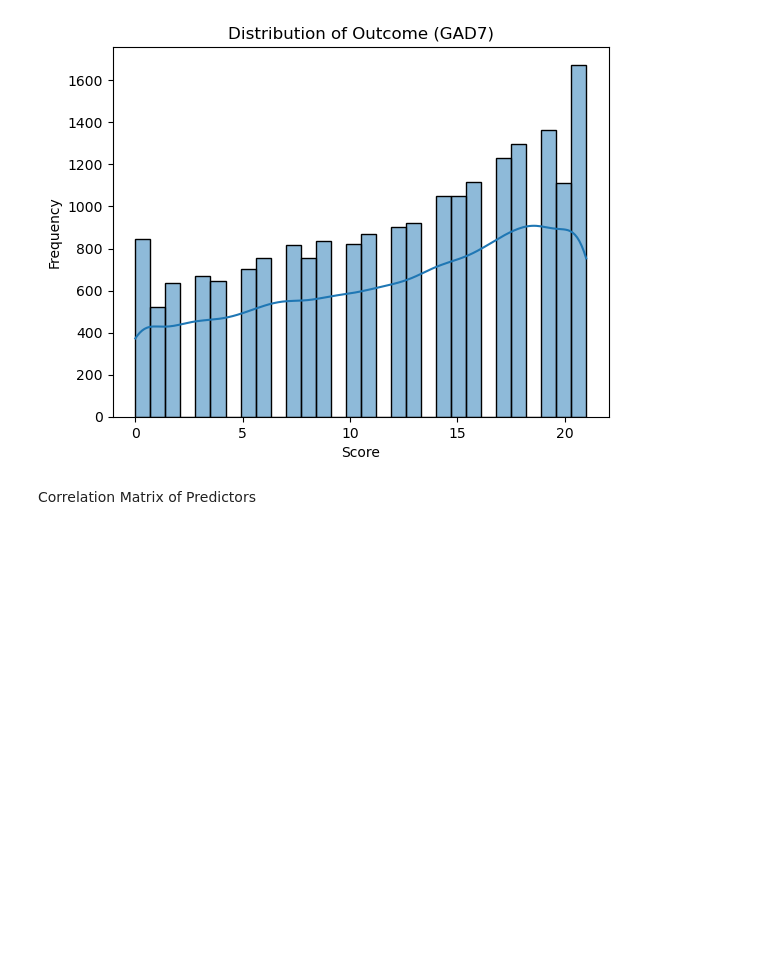
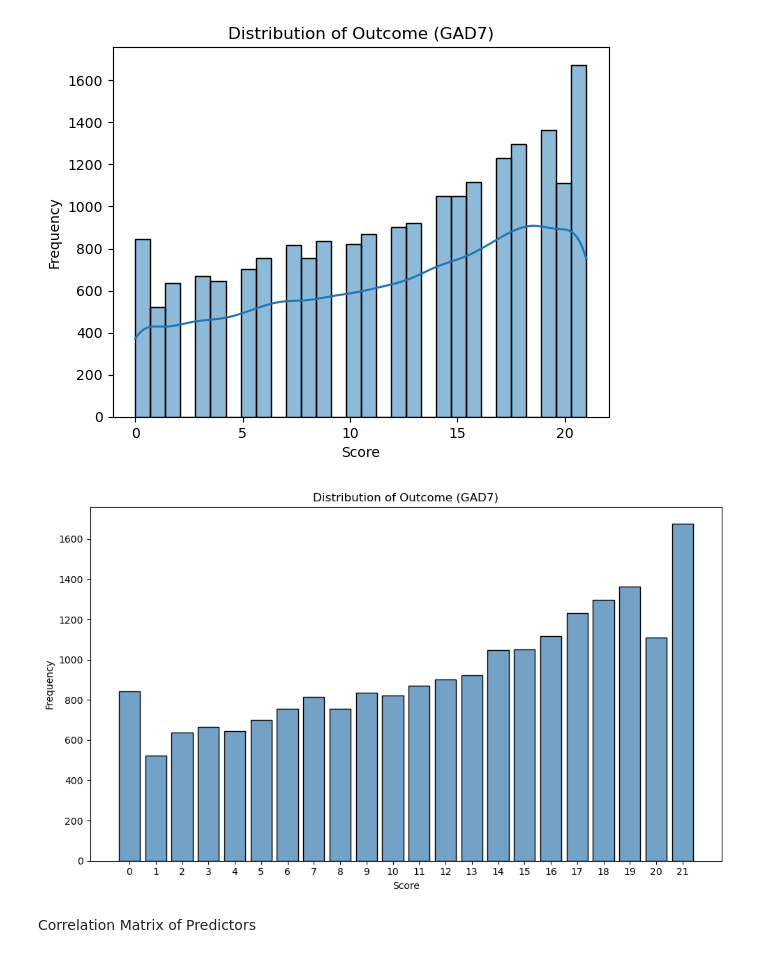
Before and after one commit to aabbylam/hda-project, a Jupyter notebook: rq1/scores_analysis_round3.ipynb, the cells around one changed output. Drawn from its saved outputs; the diff is of its cells as text; code cells hidden in the pictures; blank space fills up the shorter version.

Commit message:
scores

```diff
--- a/rq1/scores_analysis_round3.ipynb
+++ b/rq1/scores_analysis_round3.ipynb
@@ -71,6 +71,36 @@ plt.show()
 # %% [output]
 [figure]
 [figure]
+# %%
+import matplotlib.pyplot as plt
+import seaborn as sns
+import numpy as np
+
+# Suppose your scores live in a Series `gad7_scores`
+# gad7_scores = full['GAD7_Round3']  # or whatever your column is
+
+plt.figure(figsize=(10,6))
+
+# Draw bars for each integer score
+sns.histplot(
+    gad7['GAD7_Round1'],
+    bins=np.arange(-0.5, 21.5, 1),  # edges at -0.5, 0.5, 1.5, …, 20.5, 21.5
+    stat='count',
+    discrete=True,
+    shrink=0.8,
+    color='steelblue',
+    edgecolor='black'
+)
+
+
+plt.title('Distribution of Outcome (GAD7)')
+plt.xlabel('Score')
+plt.ylabel('Frequency')
+plt.xticks(range(0,22))
+plt.tight_layout()
+plt.show()
+# %% [output]
+[figure, added]
 # %% [markdown]
 Correlation Matrix of Predictors
 # %%
```
Also changed, not shown: parts of 3 cells of this notebook, 2 other files.
